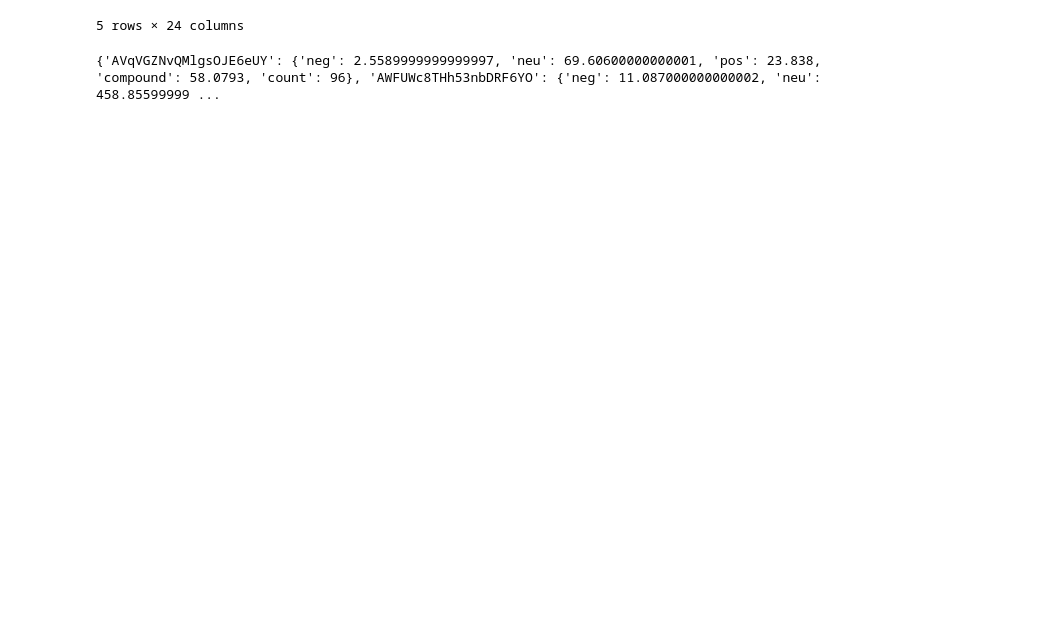
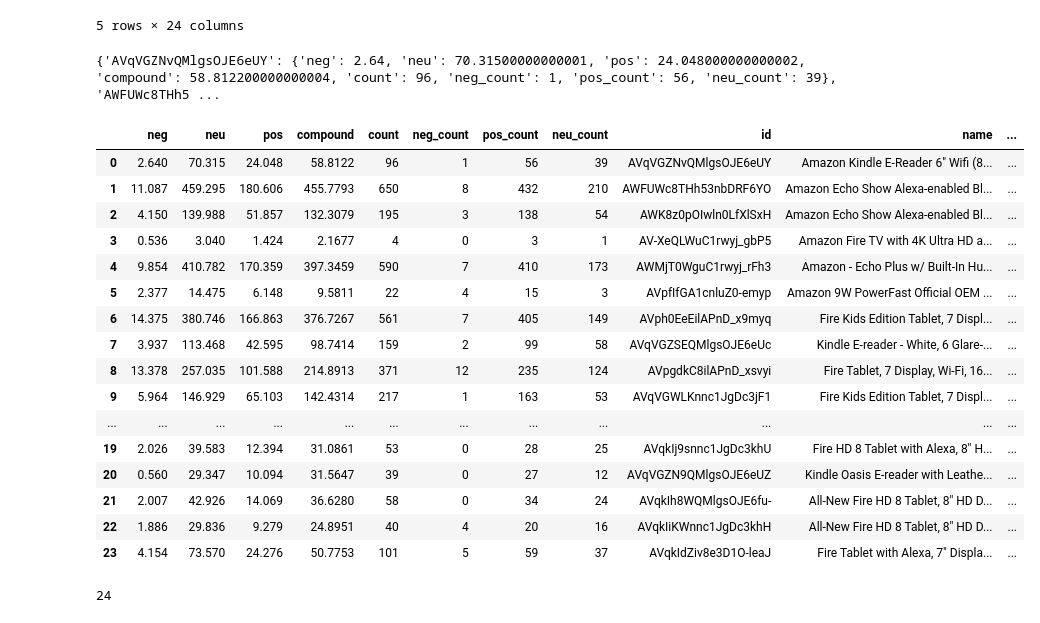
Before and after one commit to BalinLin/MBD, a Jupyter notebook: Excercise4/Excercise4.ipynb, the cells around one changed output. Drawn from its saved outputs; the diff is of its cells as text; code cells hidden in the pictures; blank space fills up the shorter version.

```diff
--- a/Excercise4/Excercise4.ipynb
+++ b/Excercise4/Excercise4.ipynb
@@ -62,16 +67,9 @@ sentiment(doc1)
 {'neg': 0.0, 'neu': 1.0, 'pos': 0.0, 'compound': 0.0}
 # %%
 # Define Opinion on the basis of criteria 0.3
-def opinion(text):
-    vader_analyzer = SentimentIntensityAnalyzer()
-    output =vader_analyzer.polarity_scores(text)
-
-    if output['neg']>0.3:
-        return 0,output['neg']
-    elif  output['pos']>0.3:
-        return 1,output['pos']
-    return 2,output['neu']
-
-# Review several messages to do polarity classification
-doc2 = 'Fill in the document with chat message'
-opinion(doc2)
+def opinion(output, threshold):
+    if output['neg'] > threshold:
+        return 'neg_count'
+    elif  output['pos'] > threshold:
+        return 'pos_count'
+    return 'neu_count'
@@ -117,21 +113,48 @@ df.head()
 # %%
 sia = SentimentIntensityAnalyzer()
 
-mydf = df[['id', 'name', 'categories', 'reviews.text', 'reviews.title', 'reviews.username', 'reviews.date']]
 mydict = {}
+threshold = 0.2
 
 for index, row in df.iterrows():
     ps = sia.polarity_scores(row['reviews.text'])
     if row['id'] not in mydict:
         mydict[row['id']] = ps
-        mydict[row['id']]['count'] = 1
-    else:
-        mydict[row['id']]['neg'] += ps['neg']
-        mydict[row['id']]['neu'] += ps['neu']
-        mydict[row['id']]['pos'] += ps['pos']
-        mydict[row['id']]['compound'] += ps['compound']
-        mydict[row['id']]['count'] += 1
+        mydict[row['id']]['count'] = 0
+        mydict[row['id']]['neg_count'] = 0
+        mydict[row['id']]['pos_count'] = 0
+        mydict[row['id']]['neu_count'] = 0
+
+    mydict[row['id']]['neg'] += ps['neg']
+    mydict[row['id']]['neu'] += ps['neu']
+    mydict[row['id']]['pos'] += ps['pos']
+    mydict[row['id']]['compound'] += ps['compound']
+    mydict[row['id']]['count'] += 1
+    mydict[row['id']][opinion(ps, threshold)] += 1
 
 print(mydict)
 # %% [output]
-{'AVqVGZNvQMlgsOJE6eUY': {'neg': 2.5589999999999997, 'neu': 69.60600000000001, 'pos': 23.838, 'compound': 58.0793, 'count': 96}, 'AWFUWc8THh53nbDRF6YO': {'neg': 11.087000000000002, 'neu': 458.85599999 ...
+{'AVqVGZNvQMlgsOJE6eUY': {'neg': 2.64, 'neu': 70.31500000000001, 'pos': 24.048000000000002, 'compound': 58.812200000000004, 'count': 96, 'neg_count': 1, 'pos_count': 56, 'neu_count': 39}, 'AWFUWc8THh5 ...
+# %%
+mydf2 = pd.DataFrame(mydict.values())
+mydf2["id"] = mydict.keys()
+mydf2 = mydf2.merge(mydf[["id", "name", "categories"]].drop_duplicates(), how = "left", on = "id")
+mydf2
+# %% [output]
+|  | neg | neu | pos | compound | count | neg_count | pos_count | neu_count | id | name | ... |
+| 0 | 2.640 | 70.315 | 24.048 | 58.8122 | 96 | 1 | 56 | 39 | AVqVGZNvQMlgsOJE6eUY | Amazon Kindle E-Reader 6" Wifi (8... | ... |
+| 1 | 11.087 | 459.295 | 180.606 | 455.7793 | 650 | 8 | 432 | 210 | AWFUWc8THh53nbDRF6YO | Amazon Echo Show Alexa-enabled Bl... | ... |
+| 2 | 4.150 | 139.988 | 51.857 | 132.3079 | 195 | 3 | 138 | 54 | AWK8z0pOIwln0LfXlSxH | Amazon Echo Show Alexa-enabled Bl... | ... |
+| 3 | 0.536 | 3.040 | 1.424 | 2.1677 | 4 | 0 | 3 | 1 | AV-XeQLWuC1rwyj_gbP5 | Amazon Fire TV with 4K Ultra HD a... | ... |
+| 4 | 9.854 | 410.782 | 170.359 | 397.3459 | 590 | 7 | 410 | 173 | AWMjT0WguC1rwyj_rFh3 | Amazon - Echo Plus w/ Built-In Hu... | ... |
+| 5 | 2.377 | 14.475 | 6.148 | 9.5811 | 22 | 4 | 15 | 3 | AVpfIfGA1cnluZ0-emyp | Amazon 9W PowerFast Official OEM ... | ... |
+| 6 | 14.375 | 380.746 | 166.863 | 376.7267 | 561 | 7 | 405 | 149 | AVph0EeEilAPnD_x9myq | Fire Kids Edition Tablet, 7 Displ... | ... |
+| 7 | 3.937 | 113.468 | 42.595 | 98.7414 | 159 | 2 | 99 | 58 | AVqVGZSEQMlgsOJE6eUc | Kindle E-reader - White, 6 Glare-... | ... |
+| 8 | 13.378 | 257.035 | 101.588 | 214.8913 | 371 | 12 | 235 | 124 | AVpgdkC8ilAPnD_xsvyi | Fire Tablet, 7 Display, Wi-Fi, 16... | ... |
+| 9 | 5.964 | 146.929 | 65.103 | 142.4314 | 217 | 1 | 163 | 53 | AVqVGWLKnnc1JgDc3jF1 | Fire Kids Edition Tablet, 7 Displ... | ... |
+| ... | ... | ... | ... | ... | ... | ... | ... | ... | ... | ... | ... |
+| 19 | 2.026 | 39.583 | 12.394 | 31.0861 | 53 | 0 | 28 | 25 | AVqkIj9snnc1JgDc3khU | Fire HD 8 Tablet with Alexa, 8" H... | ... |
+| 20 | 0.560 | 29.347 | 10.094 | 31.5647 | 39 | 0 | 27 | 12 | AVqVGZN9QMlgsOJE6eUZ | Kindle Oasis E-reader with Leathe... | ... |
+| 21 | 2.007 | 42.926 | 14.069 | 36.6280 | 58 | 0 | 34 | 24 | AVqkIh8WQMlgsOJE6fu- | All-New Fire HD 8 Tablet, 8" HD D... | ... |
+| 22 | 1.886 | 29.836 | 9.279 | 24.8951 | 40 | 4 | 20 | 16 | AVqkIiKWnnc1JgDc3khH | All-New Fire HD 8 Tablet, 8" HD D... | ... |
+| 23 | 4.154 | 73.570 | 24.276 | 50.7753 | 101 | 5 | 59 | 37 | AVqkIdZiv8e3D1O-leaJ | Fire Tablet with Alexa, 7" Displa... | ... |
@@ -137,0 +165,6 @@ print(mydict)
+# %%
+myfilter = (mydf2['pos_norm'] > mydf2['neg_norm']) & (mydf2['pos_norm'] > mydf2['neu_norm'])
+c = len(mydf2[myfilter])
+print(c)
+# %% [output]
+24
```
Also changed, not shown: parts of 11 cells of this notebook, 1 other file.
